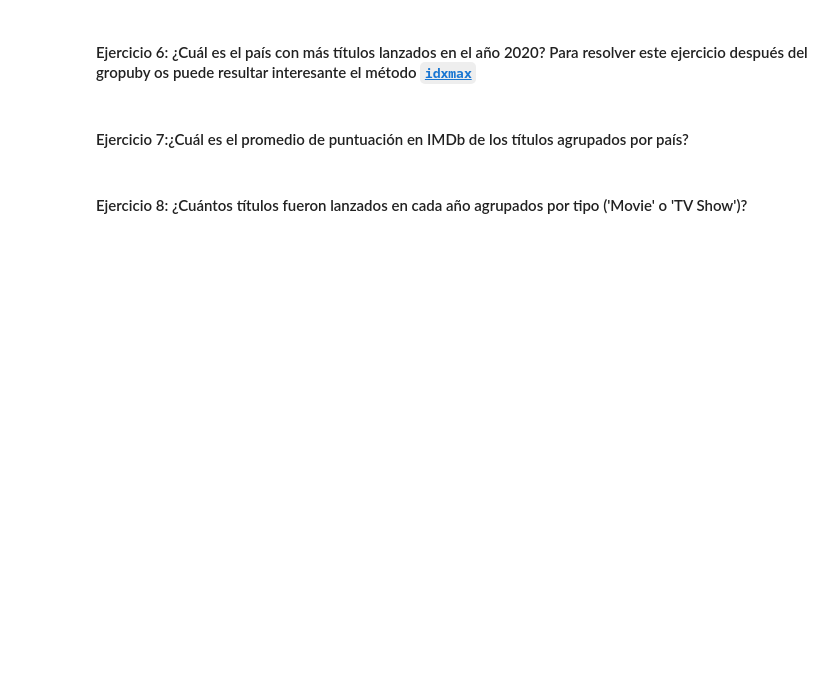
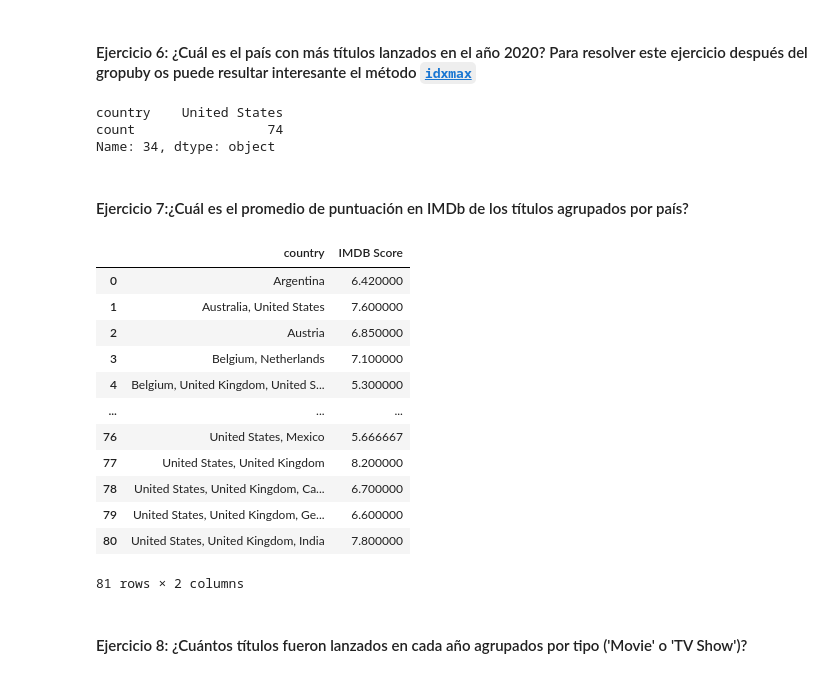
Before and after one commit to Rcm89/laboratorio-pandas-filtrado-y-groupby, a Jupyter notebook: laboratorio-modulo2-leccion03-groupby.ipynb, the cells around one changed output. Saved outputs shown, nothing was run; the diff lists cells and outputs as text; code cells hidden in the pictures; blank space fills up the shorter version.

```diff
--- a/laboratorio-modulo2-leccion03-groupby.ipynb
+++ b/laboratorio-modulo2-leccion03-groupby.ipynb
@@ -85,6 +110,34 @@ df_conteo_por_pais_ordenado
 # %% [markdown]
 #### Ejercicio 6: ¿Cuál es el país con más títulos lanzados en el año 2020? Para resolver este ejercicio después del gropuby os puede resultar interesante el método [`idxmax`](https://pandas.pydata.org/docs/reference/api/pandas.DataFrame.idxmax.html)
+# %%
+condicion = df_Netflix['release_year'] == 2020
+df_lanzados_2020 = df_Netflix[condicion]
+# Agrupamos por país y la condicion que hemos establecido  y hacemos count
+df_conteo=df_lanzados_2020.groupby('country').size().reset_index(name='count')
+pais_con_mas_titulos= df_conteo.loc[df_conteo['count'].idxmax()]
+pais_con_mas_titulos
+# %% [output]
+country    United States
+count                 74
+Name: 34, dtype: object
 # %% [markdown]
 #### Ejercicio 7:¿Cuál es el promedio de puntuación en IMDb de los títulos agrupados por país?
+# %%
+df_media_por_pais = df_Netflix.groupby('country')['IMDB Score'].mean().reset_index()
+df_media_por_pais
+# %% [output]
+|  | country | IMDB Score |
+| 0 | Argentina | 6.420000 |
+| 1 | Australia, United States | 7.600000 |
+| 2 | Austria | 6.850000 |
+| 3 | Belgium, Netherlands | 7.100000 |
+| 4 | Belgium, United Kingdom, United S... | 5.300000 |
+| ... | ... | ... |
+| 76 | United States, Mexico | 5.666667 |
+| 77 | United States, United Kingdom | 8.200000 |
+| 78 | United States, United Kingdom, Ca... | 6.700000 |
+| 79 | United States, United Kingdom, Ge... | 6.600000 |
+| 80 | United States, United Kingdom, India | 7.800000 |
+81 rows × 2 columns
 # %% [markdown]
 #### Ejercicio 8: ¿Cuántos títulos fueron lanzados en cada año agrupados por tipo ('Movie' o 'TV Show')?
```
Also changed, not shown: parts of 10 cells of this notebook.
